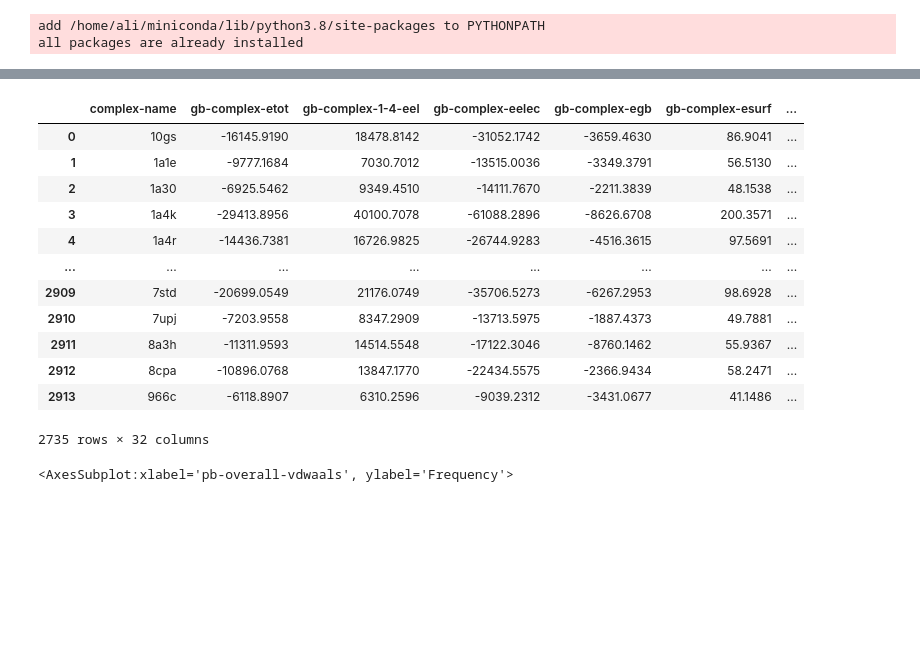
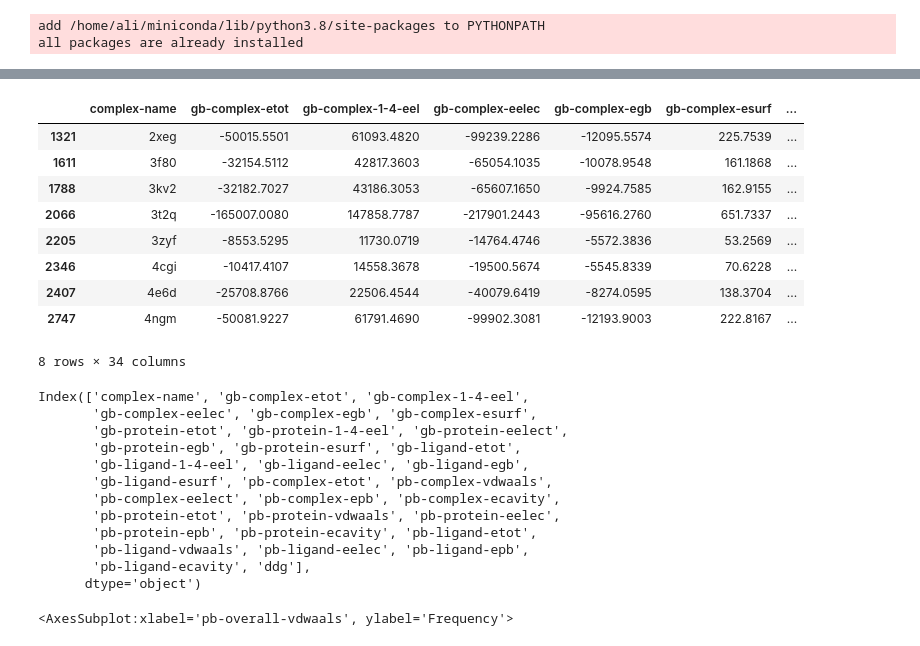
Before and after one commit to aicam/GBNN, a Jupyter notebook: Notebooks/GBGraphConvModel-train_test_split.ipynb, the cells around one changed output, grey strips where cells are left out. Drawn from its saved outputs; the diff is of its cells as text; code cells hidden in the pictures; blank space fills up the shorter version.

```diff
--- a/Notebooks/GBGraphConvModel-train_test_split.ipynb
+++ b/Notebooks/GBGraphConvModel-train_test_split.ipynb
@@ -24,19 +28,31 @@ df = df.dropna()
+# %%
+df[df['entropy-zscore'] < -6]
+# %% [output]
+|  | complex-name | gb-complex-etot | gb-complex-1-4-eel | gb-complex-eelec | gb-complex-egb | gb-complex-esurf | ... |
+| 1321 | 2xeg | -50015.5501 | 61093.4820 | -99239.2286 | -12095.5574 | 225.7539 | ... |
+| 1611 | 3f80 | -32154.5112 | 42817.3603 | -65054.1035 | -10078.9548 | 161.1868 | ... |
+| 1788 | 3kv2 | -32182.7027 | 43186.3053 | -65607.1650 | -9924.7585 | 162.9155 | ... |
+| 2066 | 3t2q | -165007.0080 | 147858.7787 | -217901.2443 | -95616.2760 | 651.7337 | ... |
+| 2205 | 3zyf | -8553.5295 | 11730.0719 | -14764.4746 | -5572.3836 | 53.2569 | ... |
+| 2346 | 4cgi | -10417.4107 | 14558.3678 | -19500.5674 | -5545.8339 | 70.6228 | ... |
+| 2407 | 4e6d | -25708.8766 | 22506.4544 | -40079.6419 | -8274.0595 | 138.3704 | ... |
+| 2747 | 4ngm | -50081.9227 | 61791.4690 | -99902.3081 | -12193.9003 | 222.8167 | ... |
+8 rows × 34 columns
 # %%
-df
+df.columns
 # %% [output]
-|  | complex-name | gb-complex-etot | gb-complex-1-4-eel | gb-complex-eelec | gb-complex-egb | gb-complex-esurf | ... |
-| 0 | 10gs | -16145.9190 | 18478.8142 | -31052.1742 | -3659.4630 | 86.9041 | ... |
-| 1 | 1a1e | -9777.1684 | 7030.7012 | -13515.0036 | -3349.3791 | 56.5130 | ... |
-| 2 | 1a30 | -6925.5462 | 9349.4510 | -14111.7670 | -2211.3839 | 48.1538 | ... |
-| 3 | 1a4k | -29413.8956 | 40100.7078 | -61088.2896 | -8626.6708 | 200.3571 | ... |
-| 4 | 1a4r | -14436.7381 | 16726.9825 | -26744.9283 | -4516.3615 | 97.5691 | ... |
-| ... | ... | ... | ... | ... | ... | ... | ... |
-| 2909 | 7std | -20699.0549 | 21176.0749 | -35706.5273 | -6267.2953 | 98.6928 | ... |
-| 2910 | 7upj | -7203.9558 | 8347.2909 | -13713.5975 | -1887.4373 | 49.7881 | ... |
-| 2911 | 8a3h | -11311.9593 | 14514.5548 | -17122.3046 | -8760.1462 | 55.9367 | ... |
-| 2912 | 8cpa | -10896.0768 | 13847.1770 | -22434.5575 | -2366.9434 | 58.2471 | ... |
-| 2913 | 966c | -6118.8907 | 6310.2596 | -9039.2312 | -3431.0677 | 41.1486 | ... |
-2735 rows × 32 columns
+Index(['complex-name', 'gb-complex-etot', 'gb-complex-1-4-eel',
+       'gb-complex-eelec', 'gb-complex-egb', 'gb-complex-esurf',
+       'gb-protein-etot', 'gb-protein-1-4-eel', 'gb-protein-eelect',
+       'gb-protein-egb', 'gb-protein-esurf', 'gb-ligand-etot',
+       'gb-ligand-1-4-eel', 'gb-ligand-eelec', 'gb-ligand-egb',
+       'gb-ligand-esurf', 'pb-complex-etot', 'pb-complex-vdwaals',
+       'pb-complex-eelect', 'pb-complex-epb', 'pb-complex-ecavity',
+       'pb-protein-etot', 'pb-protein-vdwaals', 'pb-protein-eelec',
+       'pb-protein-epb', 'pb-protein-ecavity', 'pb-ligand-etot',
+       'pb-ligand-vdwaals', 'pb-ligand-eelec', 'pb-ligand-epb',
+       'pb-ligand-ecavity', 'ddg'],
+      dtype='object')
 # %%
 training_columns = [col for col in df.columns if (col[:3] == 'gb-' and not col.__contains__('etot')) or (col.__contains__('vdwaals'))]
 # %%
```
Also changed, not shown: parts of 5 cells of this notebook, 2 other files.
